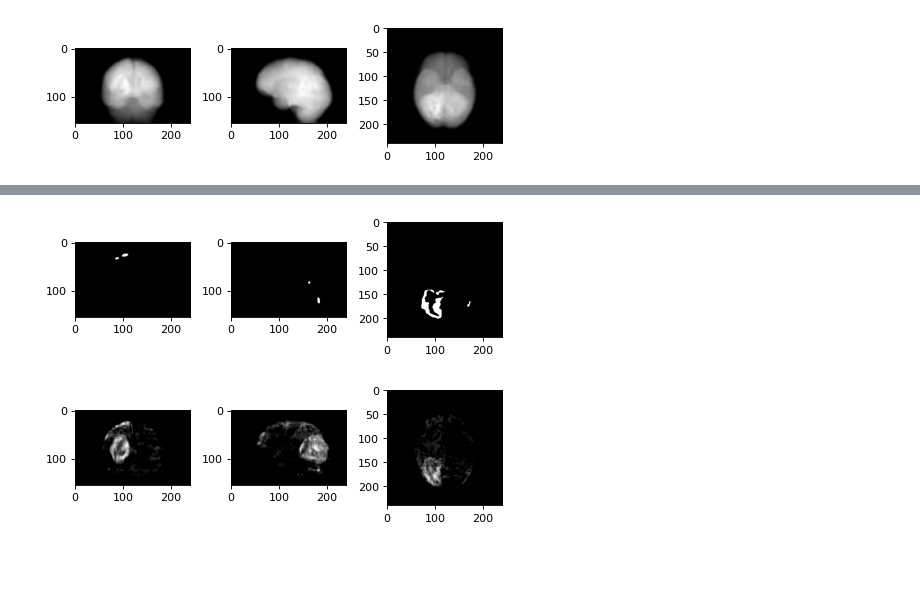
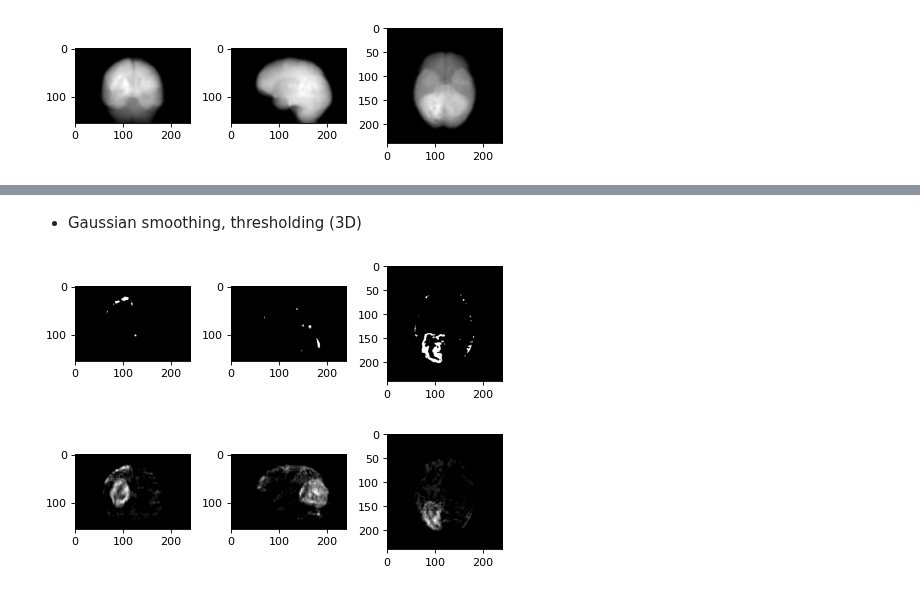
Before and after one commit to hufsaim/T10306201, a Jupyter notebook: notebook_2021/Lab05_Segmentation.ipynb, the cells around one changed output, grey strips where cells are left out. Cells and saved outputs as stored; diff of their text form; code cells hidden in the pictures; blank space fills up the shorter version.

```diff
--- a/notebook_2021/Lab05_Segmentation.ipynb
+++ b/notebook_2021/Lab05_Segmentation.ipynb
@@ -316,17 +332,19 @@ plt.show()
+# %% [markdown]
+- Gaussian smoothing, thresholding (3D)
 # %%
 plt.figure(dpi=dpiv)
 mask3d = np.zeros(Is.shape)
-mask3d[nd.gaussian_filter(Is,1)>640] = 1
+mask3d[nd.gaussian_filter(I,1)>640] = 1
 plt.subplot(131)
 plt.imshow(np.rot90(mask3d[hpx[0],:,:]),cmap='gray')
 plt.subplot(132)
 plt.imshow(np.rot90(mask3d[:,hpx[1],:]),cmap='gray')
 plt.subplot(133)
 plt.imshow(mask3d[:,:,hpx[2]],cmap='gray')
 plt.tight_layout()
 plt.show()
 # %% [output]
-[figure, old version]
+[figure, new version]
 # %%
 mask3d = np.zeros(I.shape)
 mask3d[nd.gaussian_filter(I,1)>640] = 1
```
Also changed, not shown: parts of 8 cells of this notebook.
